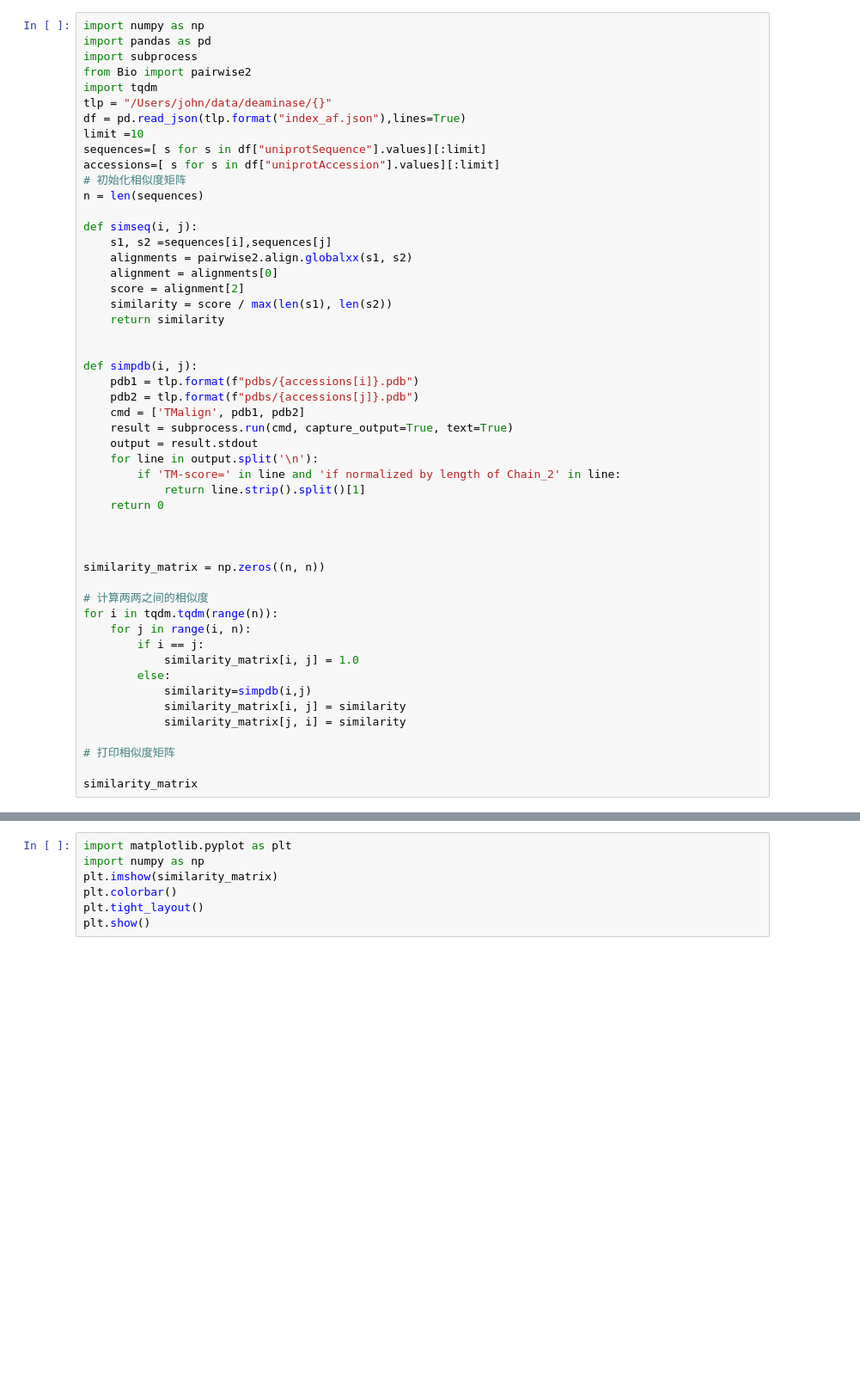
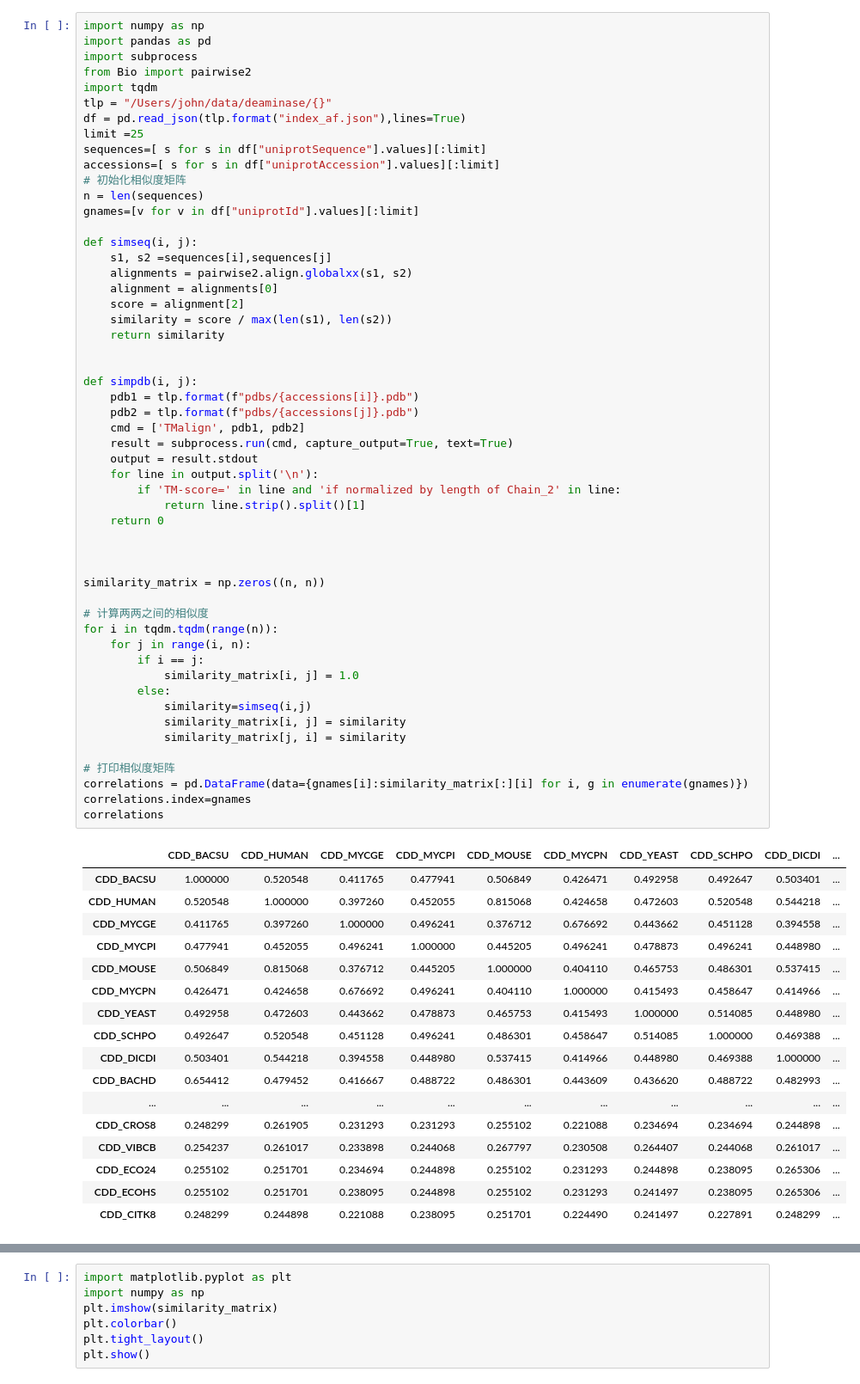
Before and after one commit to txdas/biotech, a Jupyter notebook: notebook/GEA/1.gea_cell.ipynb, the cells around one changed output, grey strips where cells are left out. Shown at 86% size. Cells and saved outputs as stored; diff of their text form; blank space fills up the shorter version.

```diff
--- a/notebook/GEA/1.gea_cell.ipynb
+++ b/notebook/GEA/1.gea_cell.ipynb
@@ -6,11 +6,12 @@ from Bio import pairwise2
 import tqdm
 tlp = "/Users/john/data/deaminase/{}"
 df = pd.read_json(tlp.format("index_af.json"),lines=True)
-limit =10
+limit =25
 sequences=[ s for s in df["uniprotSequence"].values][:limit]
 accessions=[ s for s in df["uniprotAccession"].values][:limit]
 # 初始化相似度矩阵
 n = len(sequences)
+gnames=[v for v in df["uniprotId"].values][:limit]
 
 def simseq(i, j):
     s1, s2 =sequences[i],sequences[j]
@@ -20,33 +21,51 @@ def simseq(i, j):
     similarity = score / max(len(s1), len(s2))
     return similarity
 
 
 def simpdb(i, j):
     pdb1 = tlp.format(f"pdbs/{accessions[i]}.pdb")
     pdb2 = tlp.format(f"pdbs/{accessions[j]}.pdb")
     cmd = ['TMalign', pdb1, pdb2]
     result = subprocess.run(cmd, capture_output=True, text=True)
     output = result.stdout
     for line in output.split('\n'):
         if 'TM-score=' in line and 'if normalized by length of Chain_2' in line:
             return line.strip().split()[1]
     return 0
 
 
 
 similarity_matrix = np.zeros((n, n))
 
 # 计算两两之间的相似度
 for i in tqdm.tqdm(range(n)):
     for j in range(i, n):
         if i == j:
             similarity_matrix[i, j] = 1.0
         else:
-            similarity=simpdb(i,j)
+            similarity=simseq(i,j)
             similarity_matrix[i, j] = similarity
             similarity_matrix[j, i] = similarity
 
 # 打印相似度矩阵
-
-similarity_matrix
+correlations = pd.DataFrame(data={gnames[i]:similarity_matrix[:][i] for i, g in enumerate(gnames)})
+correlations.index=gnames
+correlations
 # %% [output]
+|  | CDD_BACSU | CDD_HUMAN | CDD_MYCGE | CDD_MYCPI | CDD_MOUSE | CDD_MYCPN | CDD_YEAST | CDD_SCHPO | CDD_DICDI | ... |
+| CDD_BACSU | 1.000000 | 0.520548 | 0.411765 | 0.477941 | 0.506849 | 0.426471 | 0.492958 | 0.492647 | 0.503401 | ... |
+| CDD_HUMAN | 0.520548 | 1.000000 | 0.397260 | 0.452055 | 0.815068 | 0.424658 | 0.472603 | 0.520548 | 0.544218 | ... |
+| CDD_MYCGE | 0.411765 | 0.397260 | 1.000000 | 0.496241 | 0.376712 | 0.676692 | 0.443662 | 0.451128 | 0.394558 | ... |
+| CDD_MYCPI | 0.477941 | 0.452055 | 0.496241 | 1.000000 | 0.445205 | 0.496241 | 0.478873 | 0.496241 | 0.448980 | ... |
+| CDD_MOUSE | 0.506849 | 0.815068 | 0.376712 | 0.445205 | 1.000000 | 0.404110 | 0.465753 | 0.486301 | 0.537415 | ... |
+| CDD_MYCPN | 0.426471 | 0.424658 | 0.676692 | 0.496241 | 0.404110 | 1.000000 | 0.415493 | 0.458647 | 0.414966 | ... |
+| CDD_YEAST | 0.492958 | 0.472603 | 0.443662 | 0.478873 | 0.465753 | 0.415493 | 1.000000 | 0.514085 | 0.448980 | ... |
+| CDD_SCHPO | 0.492647 | 0.520548 | 0.451128 | 0.496241 | 0.486301 | 0.458647 | 0.514085 | 1.000000 | 0.469388 | ... |
+| CDD_DICDI | 0.503401 | 0.544218 | 0.394558 | 0.448980 | 0.537415 | 0.414966 | 0.448980 | 0.469388 | 1.000000 | ... |
+| CDD_BACHD | 0.654412 | 0.479452 | 0.416667 | 0.488722 | 0.486301 | 0.443609 | 0.436620 | 0.488722 | 0.482993 | ... |
+| ... | ... | ... | ... | ... | ... | ... | ... | ... | ... | ... |
+| CDD_CROS8 | 0.248299 | 0.261905 | 0.231293 | 0.231293 | 0.255102 | 0.221088 | 0.234694 | 0.234694 | 0.244898 | ... |
+| CDD_VIBCB | 0.254237 | 0.261017 | 0.233898 | 0.244068 | 0.267797 | 0.230508 | 0.264407 | 0.244068 | 0.261017 | ... |
+| CDD_ECO24 | 0.255102 | 0.251701 | 0.234694 | 0.244898 | 0.255102 | 0.231293 | 0.244898 | 0.238095 | 0.265306 | ... |
+| CDD_ECOHS | 0.255102 | 0.251701 | 0.238095 | 0.244898 | 0.255102 | 0.231293 | 0.241497 | 0.238095 | 0.265306 | ... |
+| CDD_CITK8 | 0.248299 | 0.244898 | 0.221088 | 0.238095 | 0.251701 | 0.224490 | 0.241497 | 0.227891 | 0.248299 | ... |
```
Also changed, not shown: parts of 5 cells of this notebook, 2 other files.
